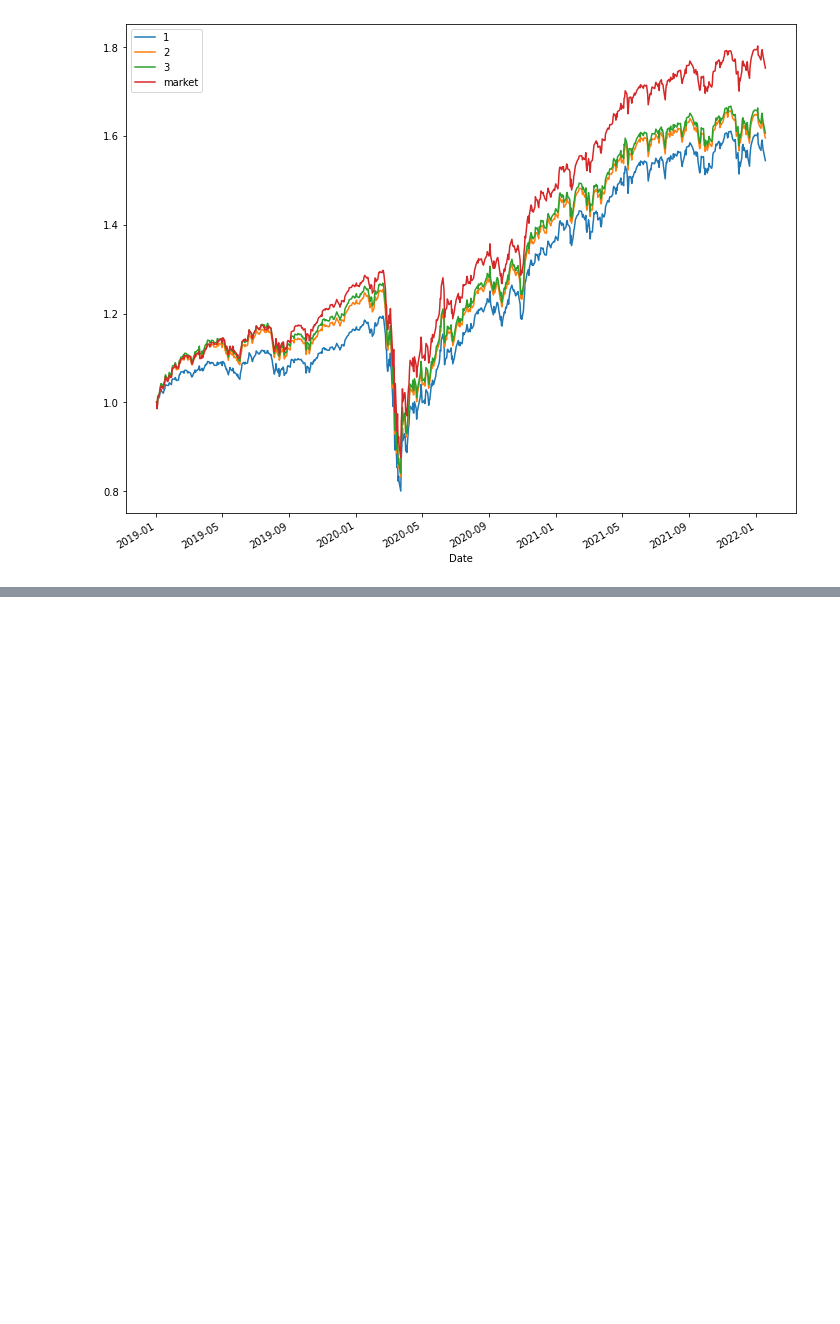
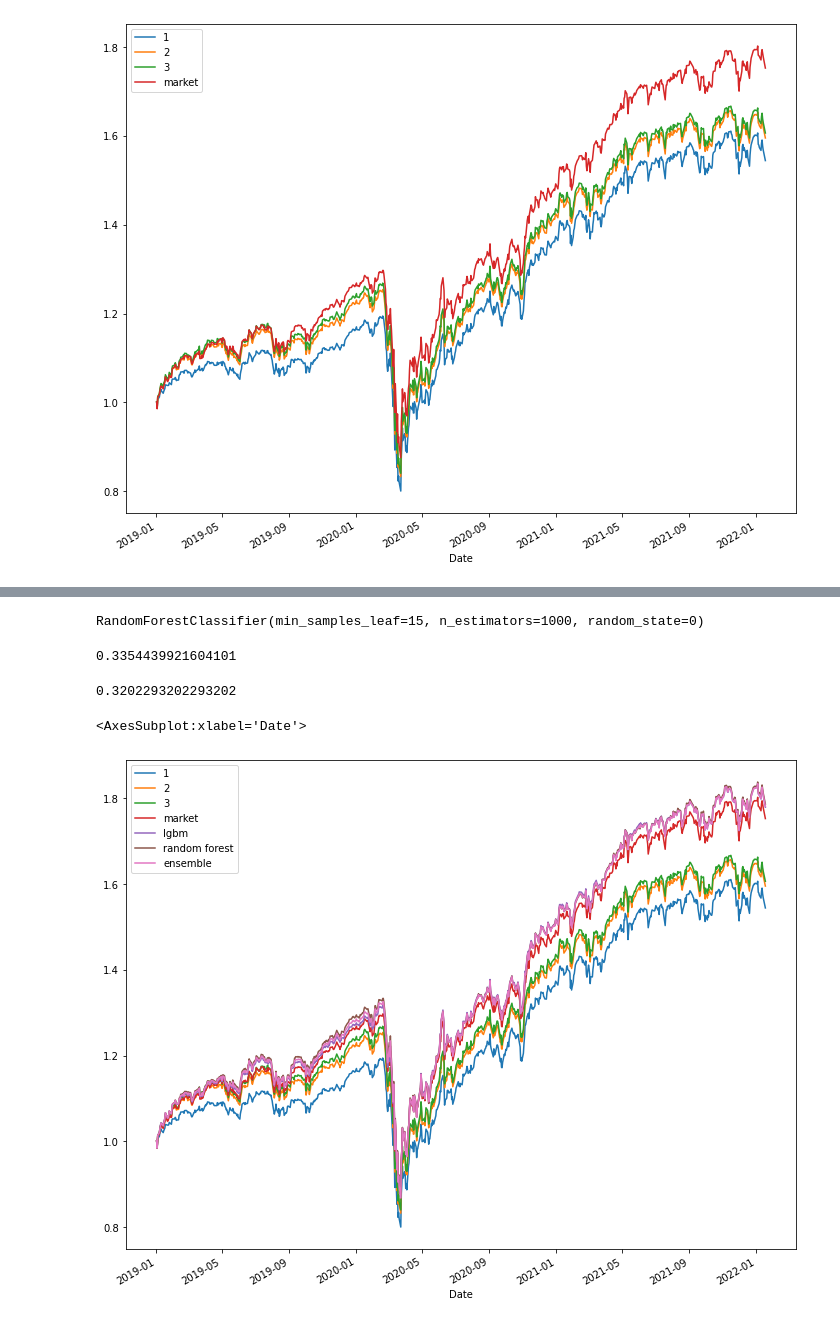
Before and after one commit to edu230991/m6-competition, a Jupyter notebook: notebooks/data-exploration.ipynb, the cells around one changed output, grey strips where cells are left out. Drawn from its saved outputs; the diff is of its cells as text; code cells hidden in the pictures; blank space fills up the shorter version.

```diff
--- a/notebooks/data-exploration.ipynb
+++ b/notebooks/data-exploration.ipynb
@@ -239,0 +306,30 @@ market_returns.to_frame("market").cumprod().plot(ax=ax)
+# %%
+mdl_forest = RandomForestClassifier(n_estimators=1000, max_depth=None, min_samples_leaf=15, random_state=0)
+mdl_forest.fit(X_train_dummy, y_train)
+# %% [output]
+RandomForestClassifier(min_samples_leaf=15, n_estimators=1000, random_state=0)
+# %%
+mdl_forest.score(X_train_dummy, y_train)
+# %% [output]
+0.3354439921604101
+# %%
+mdl_forest.score(X_test_dummy, y_test)
+# %% [output]
+0.3202293202293202
+# %%
+proba_forest = pd.DataFrame(mdl_forest.predict_proba(X_test_dummy), index=y_test.index, columns=range(1, 6))
+# %%
+weights = get_weight_from_predictions(proba_forest, 5)
+daily_weights = weights.resample("d").pad().reindex(daily_test_index).ffill()
+portfolio_returns_k["random forest"] = (daily_weights * (1 + closing_prices.pct_change().loc[daily_test_index])).sum(axis=1)
+# %%
+proba_mean = (proba_forest + proba_lgbm) / 2
+# %%
+weights = get_weight_from_predictions(proba_mean, 5)
+daily_weights = weights.resample("d").pad().reindex(daily_test_index).ffill()
+portfolio_returns_k["ensemble"] = (daily_weights * (1 + closing_prices.pct_change().loc[daily_test_index])).sum(axis=1)
+# %%
+portfolio_returns_k.cumprod().plot(figsize=(12, 10))
+# %% [output]
+<AxesSubplot:xlabel='Date'>
+[figure, added]
```
Also changed, not shown: parts of 20 cells of this notebook.
